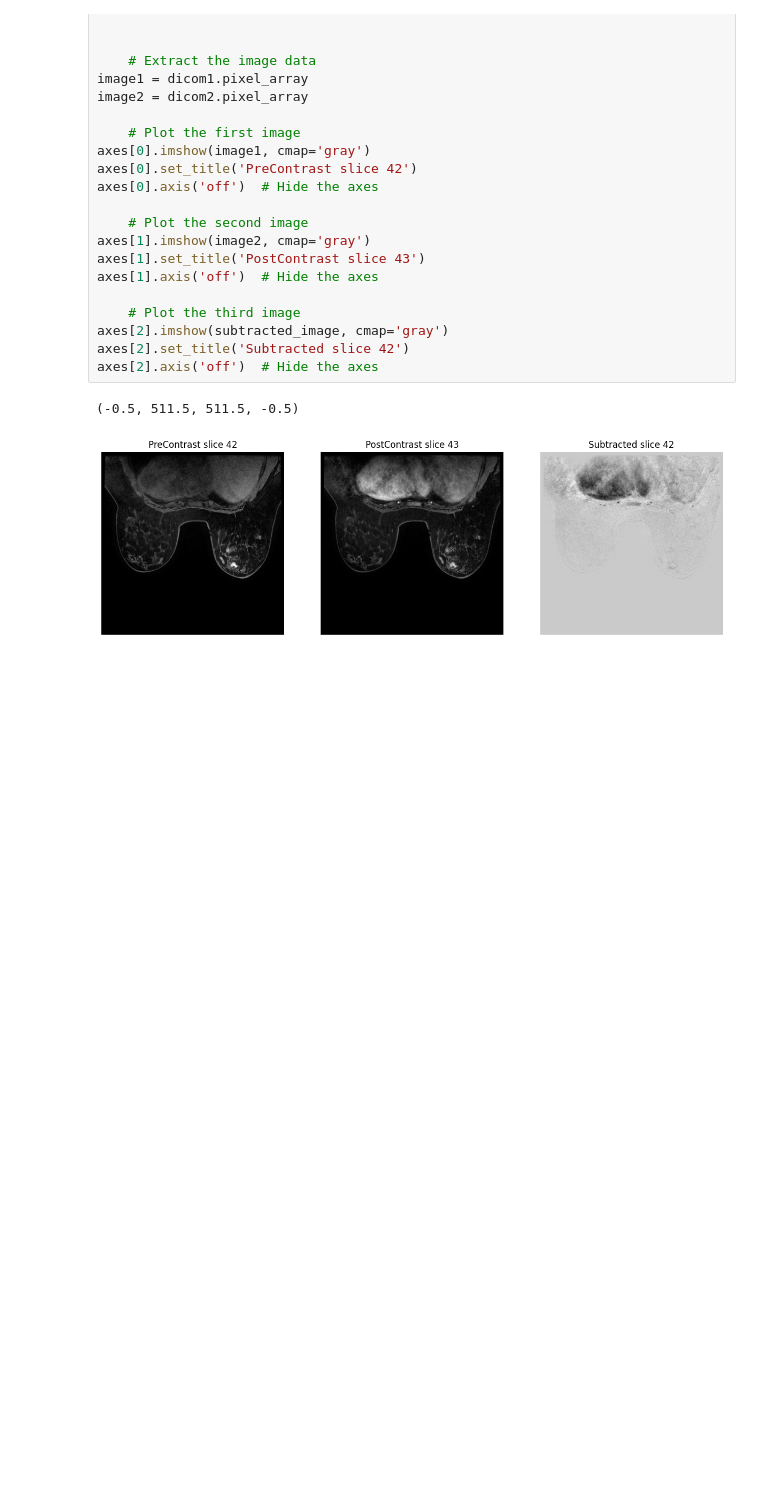
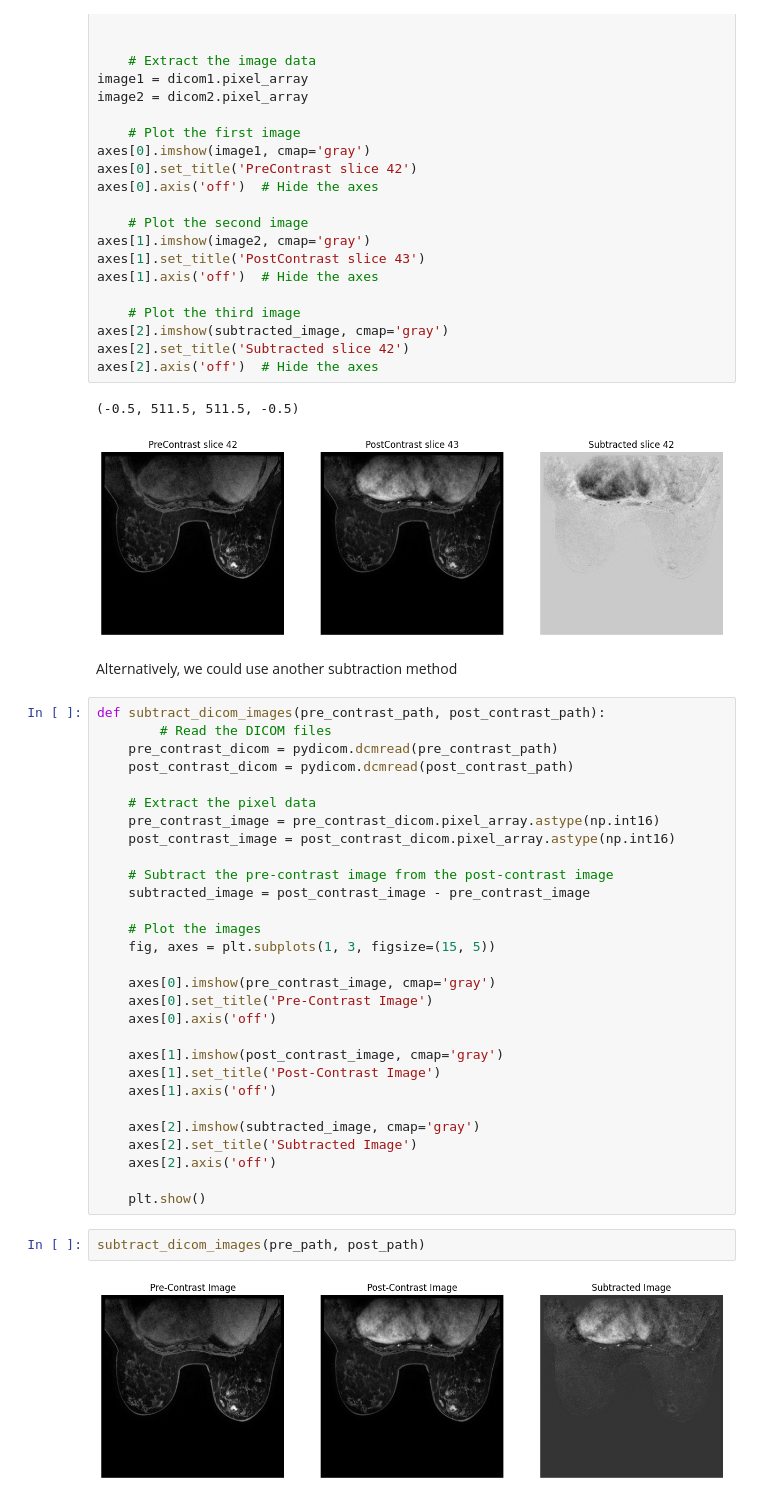
Before and after one commit to hsuryainfo/IntensityThreshold, a Jupyter notebook: subtraction.ipynb, the cells around one changed output. Drawn from its saved outputs; the diff is of its cells as text; blank space fills up the shorter version.

Commit message:
both types of subtraction

```diff
--- a/subtraction.ipynb
+++ b/subtraction.ipynb
@@ -180,3 +180,38 @@ axes[2].axis('off')  # Hide the axes
 # %% [output]
 (-0.5, 511.5, 511.5, -0.5)
 [figure]
+# %% [markdown]
+Alternatively, we could use another subtraction method
+# %%
+def subtract_dicom_images(pre_contrast_path, post_contrast_path):
+        # Read the DICOM files
+    pre_contrast_dicom = pydicom.dcmread(pre_contrast_path)
+    post_contrast_dicom = pydicom.dcmread(post_contrast_path)
+
+    # Extract the pixel data
+    pre_contrast_image = pre_contrast_dicom.pixel_array.astype(np.int16)
+    post_contrast_image = post_contrast_dicom.pixel_array.astype(np.int16)
+
+    # Subtract the pre-contrast image from the post-contrast image
+    subtracted_image = post_contrast_image - pre_contrast_image
+
+    # Plot the images
+    fig, axes = plt.subplots(1, 3, figsize=(15, 5))
+
+    axes[0].imshow(pre_contrast_image, cmap='gray')
+    axes[0].set_title('Pre-Contrast Image')
+    axes[0].axis('off')
+
+    axes[1].imshow(post_contrast_image, cmap='gray')
+    axes[1].set_title('Post-Contrast Image')
+    axes[1].axis('off')
+
+    axes[2].imshow(subtracted_image, cmap='gray')
+    axes[2].set_title('Subtracted Image')
+    axes[2].axis('off')
+
+    plt.show()
+# %%
+subtract_dicom_images(pre_path, post_path)
+# %% [output]
+[figure, added]
```
